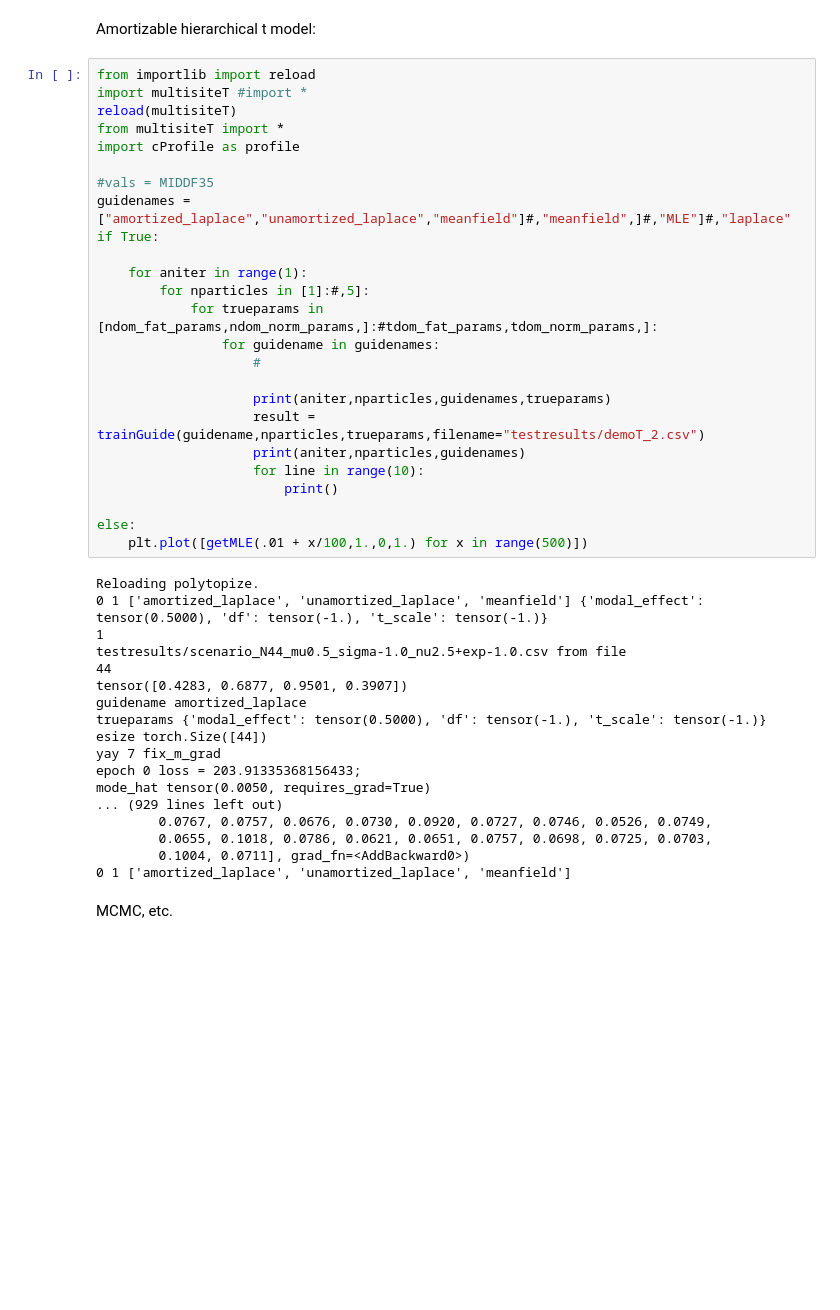
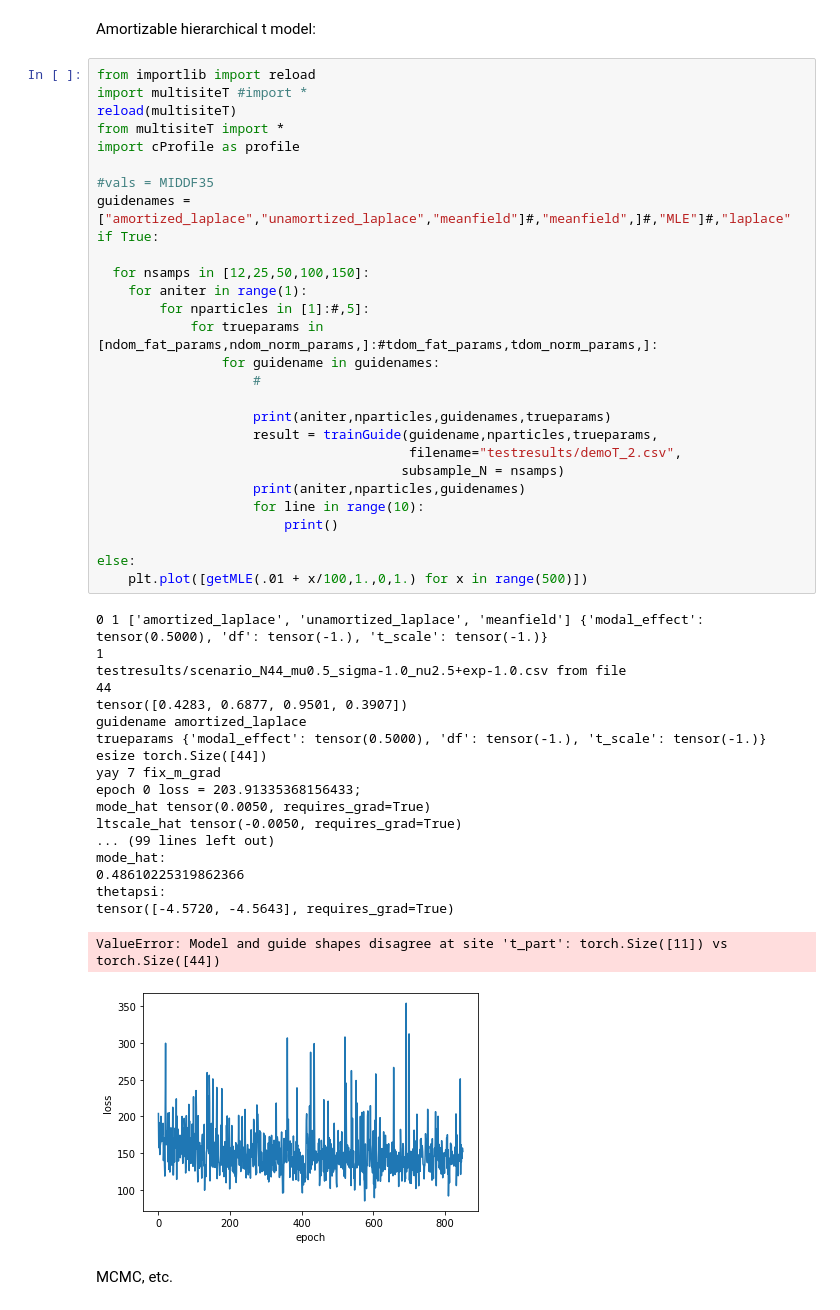
Before and after one commit to jamesonquinn/eipython, a Jupyter notebook: a.multisite.ipynb, the cells around one changed output. Saved outputs shown, nothing was run; the diff lists cells and outputs as text; blank space fills up the shorter version.

```diff
--- a/a.multisite.ipynb
+++ b/a.multisite.ipynb
@@ -25,40 +25,45 @@ import cProfile as profile
 
 #vals = MIDDF35
 guidenames = ["amortized_laplace","unamortized_laplace","meanfield"]#,"meanfield",]#,"MLE"]#,"laplace"
 if True:
 
+  for nsamps in [12,25,50,100,150]:
     for aniter in range(1):
         for nparticles in [1]:#,5]:
             for trueparams in [ndom_fat_params,ndom_norm_params,]:#tdom_fat_params,tdom_norm_params,]:
                 for guidename in guidenames:
                     #
 
                     print(aniter,nparticles,guidenames,trueparams)
-                    result = trainGuide(guidename,nparticles,trueparams,filename="testresults/demoT_2.csv")
+                    result = trainGuide(guidename,nparticles,trueparams,
+                                        filename="testresults/demoT_2.csv",
+                                       subsample_N = nsamps)
                     print(aniter,nparticles,guidenames)
                     for line in range(10):
                         print()
 
 else:
     plt.plot([getMLE(.01 + x/100,1.,0,1.) for x in range(500)])
 # %% [output]
-Reloading polytopize.
 0 1 ['amortized_laplace', 'unamortized_laplace', 'meanfield'] {'modal_effect': tensor(0.5000), 'df': tensor(-1.), 't_scale': tensor(-1.)}
 1
 testresults/scenario_N44_mu0.5_sigma-1.0_nu2.5+exp-1.0.csv from file
 44
 tensor([0.4283, 0.6877, 0.9501, 0.3907])
 guidename amortized_laplace
 trueparams {'modal_effect': tensor(0.5000), 'df': tensor(-1.), 't_scale': tensor(-1.)}
 esize torch.Size([44])
 yay 7 fix_m_grad
 epoch 0 loss = 203.91335368156433;
 mode_hat tensor(0.0050, requires_grad=True)
-... (929 lines left out)
-        0.0767, 0.0757, 0.0676, 0.0730, 0.0920, 0.0727, 0.0746, 0.0526, 0.0749,
-        0.0655, 0.1018, 0.0786, 0.0621, 0.0651, 0.0757, 0.0698, 0.0725, 0.0703,
-        0.1004, 0.0711], grad_fn=<AddBackward0>)
-0 1 ['amortized_laplace', 'unamortized_laplace', 'meanfield']
+ltscale_hat tensor(-0.0050, requires_grad=True)
+... (99 lines left out)
+mode_hat:
+0.48610225319862366
+thetapsi:
+tensor([-4.5720, -4.5643], requires_grad=True)
+ValueError: Model and guide shapes disagree at site 't_part': torch.Size([11]) vs torch.Size([44])
+[figure, added]
 # %% [markdown]
 MCMC, etc.
 # %%
```
Also changed, not shown: 18 other files.
